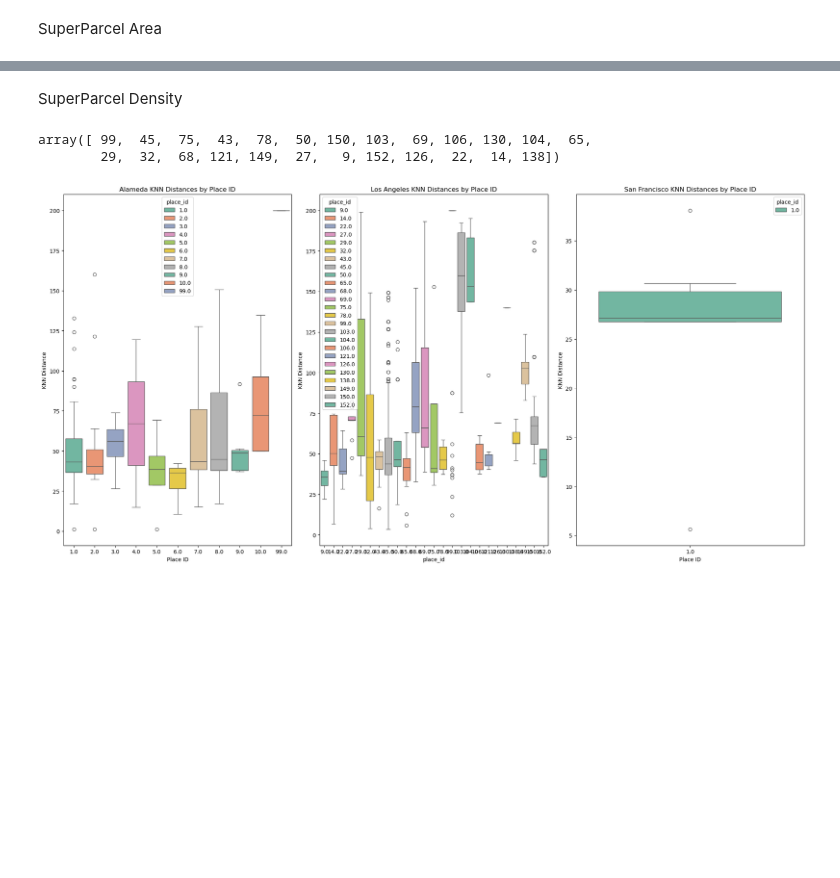
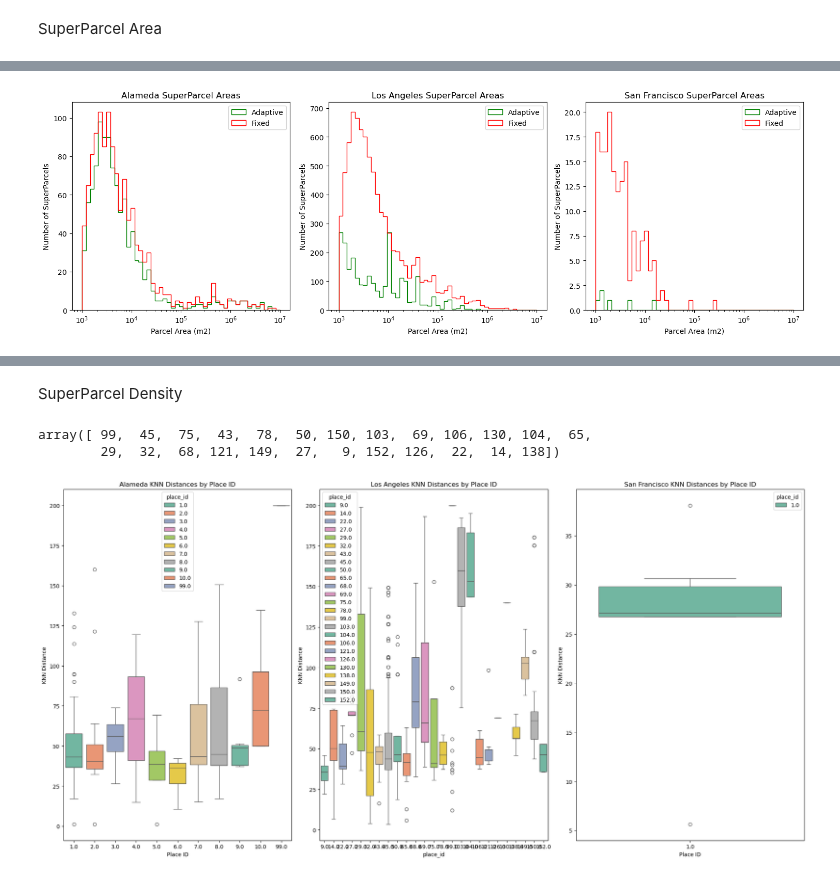
Before and after one commit to abreunig-clgx/superparcels, a Jupyter notebook: clustering/phase2_analysis/comparision.ipynb, the cells around one changed output, grey strips where cells are left out. Saved outputs shown, nothing was run; the diff lists cells and outputs as text; code cells hidden in the pictures; blank space fills up the shorter version.

```diff
--- a/clustering/phase2_analysis/comparision.ipynb
+++ b/clustering/phase2_analysis/comparision.ipynb
@@ -46,3 +63,47 @@ sf_fixed = sf_fixed[sf_fixed['area'] > 1000]
+# %%
+import numpy as np
+import matplotlib.pyplot as plt
+
+# Create the figure and subplots (1 row, 3 columns)
+fig, axes = plt.subplots(1, 3, figsize=(15, 5))
+
+# Define the bin edges for area
+area_bins = np.logspace(np.log10(1000), np.log10(10000000), 50)  # Logarithmic bins (adjust the range and number of bins as needed)
+
+# Bar plot for Alameda SuperParcel Areas
+axes[0].hist(alameda_adapt['area'], bins=area_bins, histtype='step', alpha=1, edgecolor='green', color='green', label='Adaptive')
+axes[0].hist(alameda_fixed['area'], bins=area_bins, histtype='step', alpha=1, edgecolor='red', color='red', label='Fixed')
+axes[0].set_xscale('log')  # Log scale for x-axis
+axes[0].set_xlabel('Parcel Area (m2)')
+axes[0].set_ylabel('Number of SuperParcels')
+axes[0].set_title('Alameda SuperParcel Areas')
+axes[0].legend()
+
+# Bar plot for Los Angeles SuperParcel Areas
+axes[1].hist(la_adapt['area'], bins=area_bins, histtype='step', alpha=1, edgecolor='green', color='green', label='Adaptive')
+axes[1].hist(la_fixed['area'], bins=area_bins, histtype='step', alpha=1, edgecolor='red', color='red', label='Fixed')
+axes[1].set_xscale('log')  # Log scale for x-axis
+axes[1].set_xlabel('Parcel Area (m2)')
+axes[1].set_ylabel('Number of SuperParcels')
+axes[1].set_title('Los Angeles SuperParcel Areas')
+axes[1].legend()
+
+# Bar plot for San Francisco SuperParcel Areas
+axes[2].hist(sf_adapt['area'], bins=area_bins, histtype='step', alpha=1, edgecolor='green', color='green', label='Adaptive')
+axes[2].hist(sf_fixed['area'], bins=area_bins, histtype='step', alpha=1, edgecolor='red', color='red', label='Fixed')
+axes[2].set_xscale('log')  # Log scale for x-axis
+axes[2].set_xlabel('Parcel Area (m2)')
+axes[2].set_ylabel('Number of SuperParcels')
+axes[2].set_title('San Francisco SuperParcel Areas')
+axes[2].legend()
+
+# Adjust layout to prevent overlap
+plt.tight_layout()
+
+# Show the plot
+plt.show()
+# %% [output]
+[figure, added]
 # %%
 # create a histogram of parcel area for apapt with y axis log scale
 fig, axes = plt.subplots(1, 3, figsize=(15, 5))  # Adjust figsize as needed
```
Also changed, not shown: parts of 3 cells of this notebook, 15 other files.
